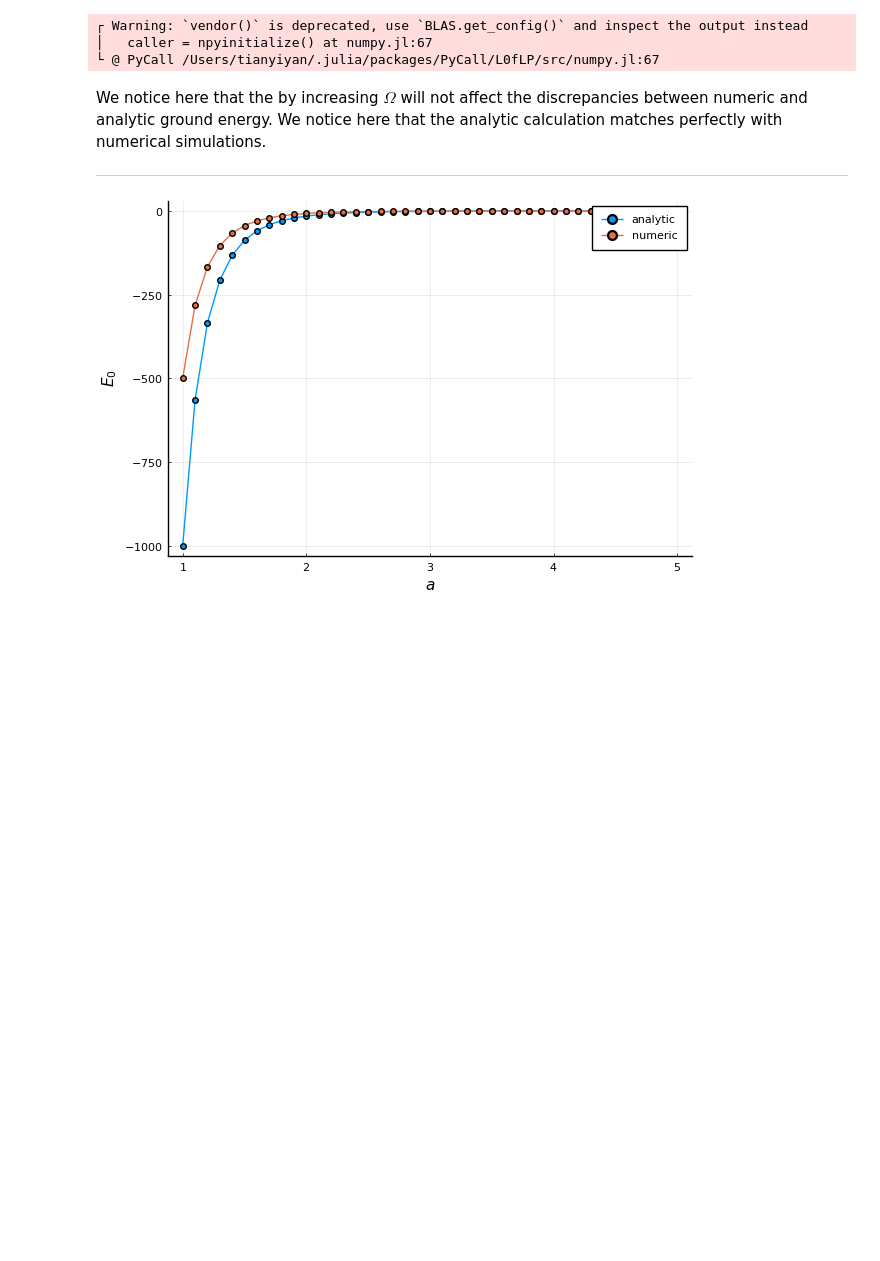
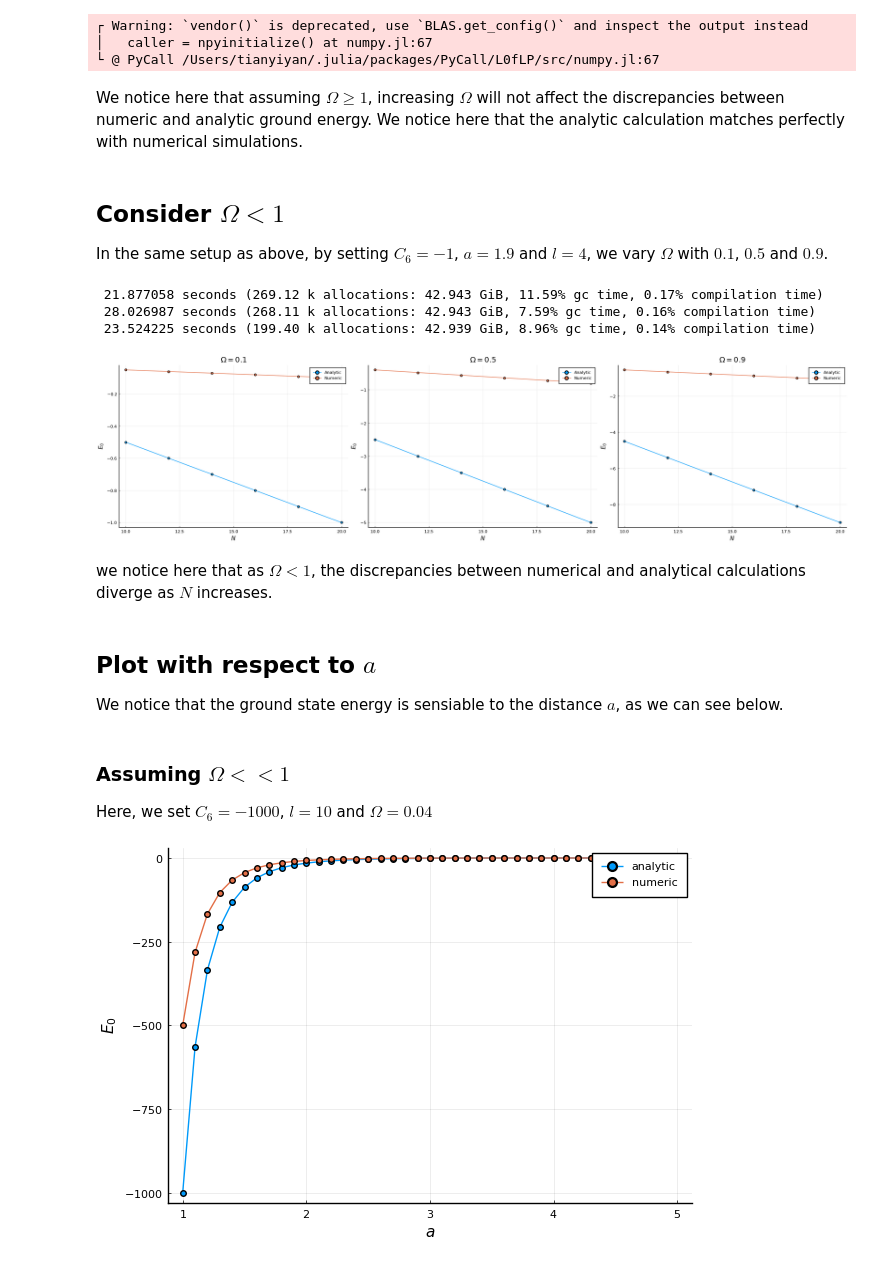
Before and after one commit to coolgas/QuantumIsing, a Jupyter notebook: superlattice.ipynb, the cells around one changed output. Saved outputs shown, nothing was run; the diff lists cells and outputs as text; code cells hidden in the pictures; blank space fills up the shorter version.

```diff
--- a/superlattice.ipynb
+++ b/superlattice.ipynb
@@ -57,5 +67,7 @@ plot(p1, p2, p3, layout=l, size=(2000,500))
 │   caller = npyinitialize() at numpy.jl:67
 └ @ PyCall /Users/tianyiyan/.julia/packages/PyCall/L0fLP/src/numpy.jl:67
 # %% [markdown]
-We notice here that the by increasing $\Omega$ will not affect the discrepancies between numeric and analytic ground energy. We notice here that the analytic calculation matches perfectly with numerical simulations.
-<hr style="border:1.5px solid gray"> </hr>
+We notice here that assuming $\Omega\geq1$, increasing $\Omega$ will not affect the discrepancies between numeric and analytic ground energy. We notice here that the analytic calculation matches perfectly with numerical simulations.
+# %% [markdown]
+## Consider $\Omega < 1$
+In the same setup as above, by setting $C_6=-1$, $a=1.9$ and $l=4$, we vary $\Omega$ with $0.1$, $0.5$ and $0.9$.
@@ -62 +83,37 @@ We notice here that the by increasing $\Omega$ will not affect the discrepancies
+# %%
+fs3 = [f3(N) for N in Ns];
+@time gs3 = [g3(N)[1][1] for N in Ns];
+
+fs4 = [f4(N) for N in Ns];
+@time gs4 = [g4(N)[1][1] for N in Ns];
+
+fs5 = [f5(N) for N in Ns];
+@time gs5 = [g5(N)[1][1] for N in Ns];
+# %% [output]
+ 21.877058 seconds (269.12 k allocations: 42.943 GiB, 11.59% gc time, 0.17% compilation time)
+ 28.026987 seconds (268.11 k allocations: 42.943 GiB, 7.59% gc time, 0.16% compilation time)
+ 23.524225 seconds (199.40 k allocations: 42.939 GiB, 8.96% gc time, 0.14% compilation time)
+# %%
+l = @layout [a b c]
+p4 = plot(xlab=L"$N$", ylab=L"E_0", title=L"$\Omega=0.1$")
+p5 = plot(xlab=L"$N$", ylab=L"E_0", title=L"$\Omega=0.5$")
+p6 = plot(xlab=L"$N$", ylab=L"E_0", title=L"$\Omega=0.9$")
+
+plot!(p4, Ns, fs3, marker=:circle, label="Analytic")
+plot!(p4, Ns, gs3, marker=:circle, label="Numeric")
+plot!(p5, Ns, fs4, marker=:circle, label="Analytic")
+plot!(p5, Ns, gs4, marker=:circle, label="Numeric")
+plot!(p6, Ns, fs5, marker=:circle, label="Analytic")
+plot!(p6, Ns, gs5, marker=:circle, label="Numeric")
+plot(p4, p5, p6, layout=l, size=(2000,500))
+# %% [output]
+[figure, added]
+# %% [markdown]
+we notice here that as $\Omega < 1$, the discrepancies between numerical and analytical calculations diverge as $N$ increases.
+# %% [markdown]
+## Plot with respect to $a$
+We notice that the ground state energy is sensiable to the distance $a$, as we can see below.
+# %% [markdown]
+### Assuming $\Omega << 1$
+Here, we set $C_6=-1000$, $l=10$ and $\Omega=0.04$
 # %%
```
Also changed, not shown: parts of 25 cells of this notebook.
